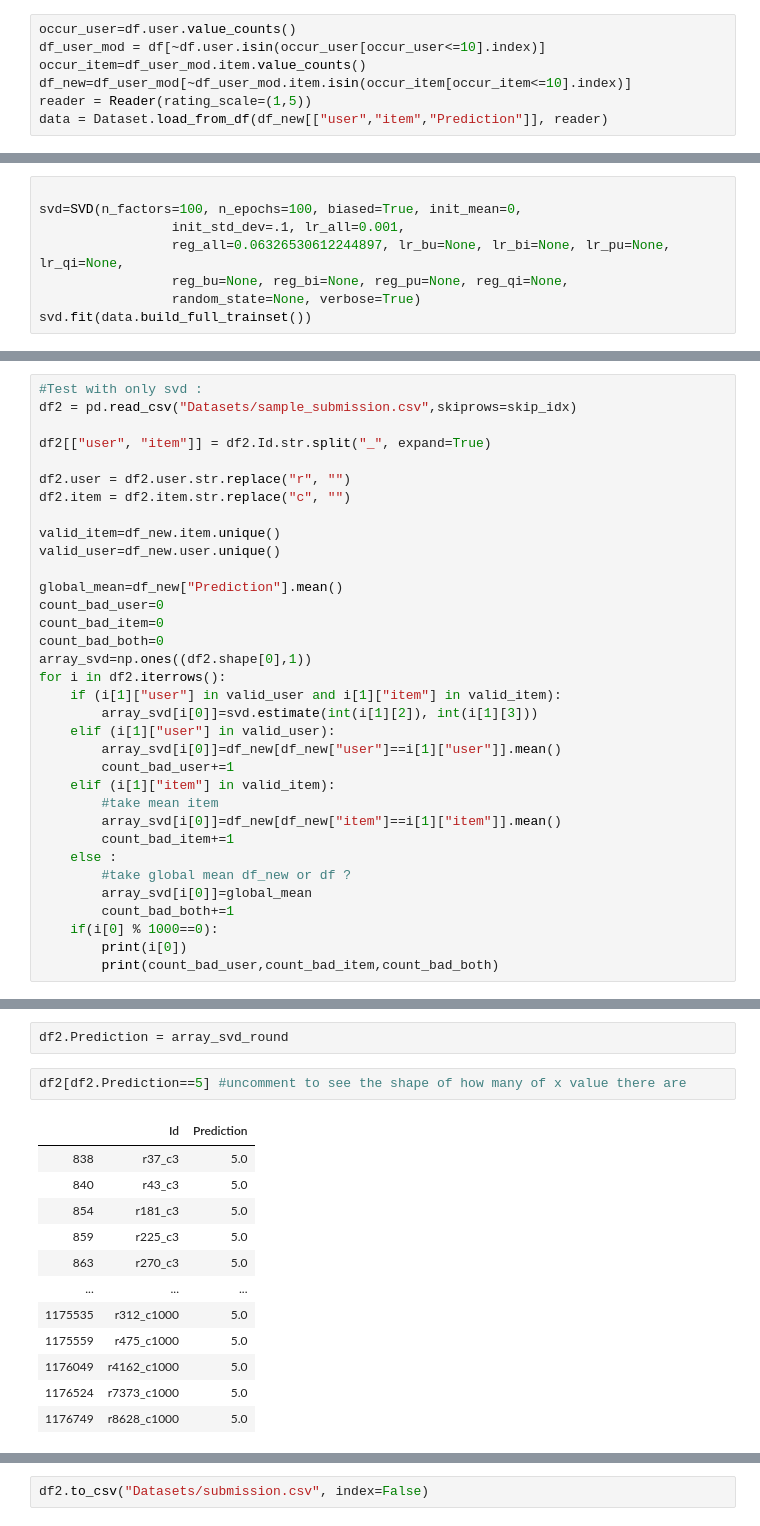
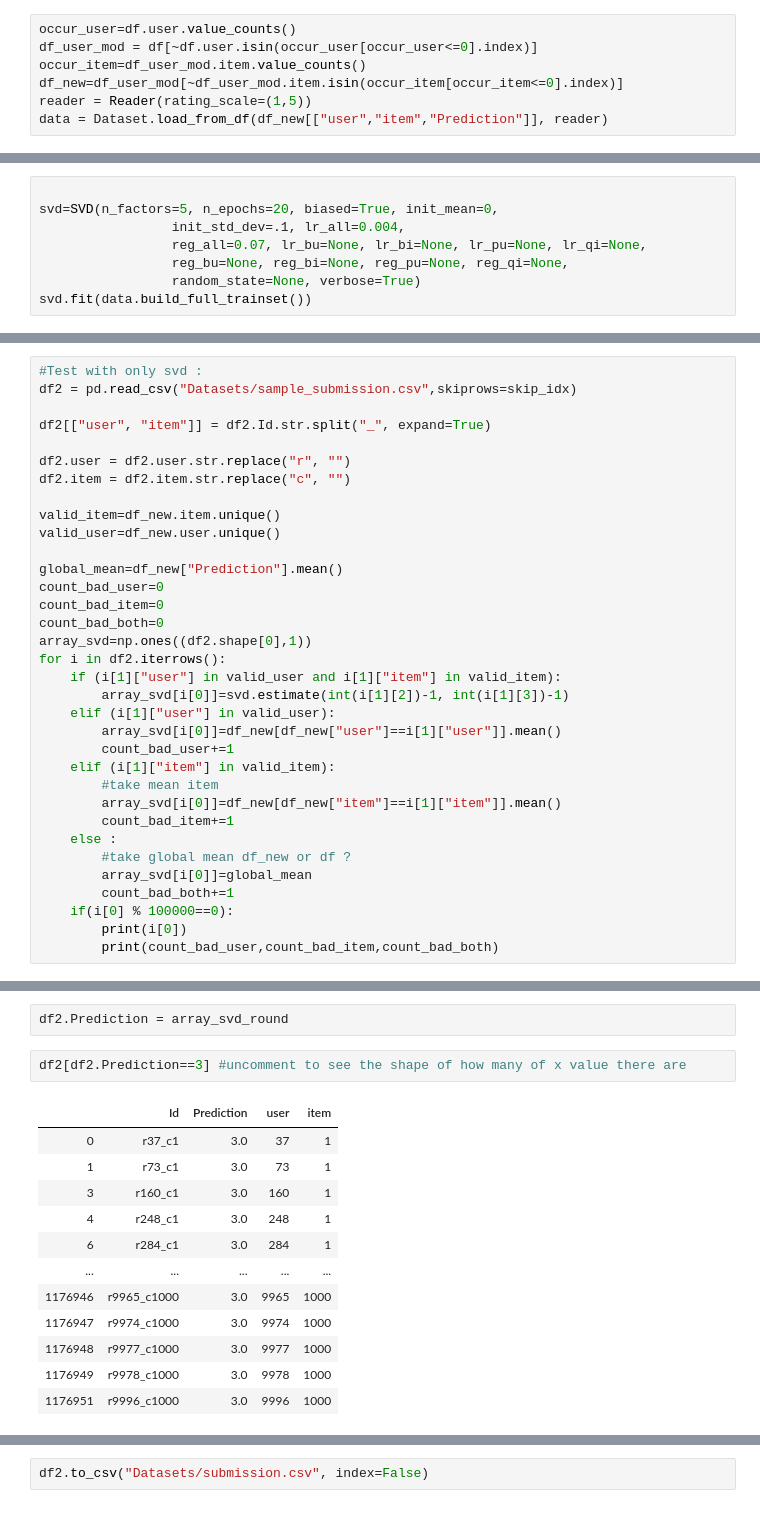
Before and after one commit to samdubuis/ML_course, a Jupyter notebook: projects/project2/project_recommender_system/surprise.ipynb, the cells around one changed output, grey strips where cells are left out. Cells and saved outputs as stored; diff of their text form.

```diff
--- a/projects/project2/project_recommender_system/surprise.ipynb
+++ b/projects/project2/project_recommender_system/surprise.ipynb
@@ -39,9 +39,9 @@ print(df.shape)
 (1176952, 4)
 # %%
 occur_user=df.user.value_counts()
-df_user_mod = df[~df.user.isin(occur_user[occur_user<=10].index)]
+df_user_mod = df[~df.user.isin(occur_user[occur_user<=0].index)]
 occur_item=df_user_mod.item.value_counts()
-df_new=df_user_mod[~df_user_mod.item.isin(occur_item[occur_item<=10].index)]
+df_new=df_user_mod[~df_user_mod.item.isin(occur_item[occur_item<=0].index)]
 reader = Reader(rating_scale=(1,5))
 data = Dataset.load_from_df(df_new[["user","item","Prediction"]], reader)
 # %%
@@ -83,9 +83,9 @@ Parameters pour SVD, pas forcément tous mais principalement :
 * verbose – If True, prints the current epoch. Default is False.m
 # %%
 
-svd=SVD(n_factors=100, n_epochs=100, biased=True, init_mean=0,
-                 init_std_dev=.1, lr_all=0.001,
-                 reg_all=0.06326530612244897, lr_bu=None, lr_bi=None, lr_pu=None, lr_qi=None,
+svd=SVD(n_factors=5, n_epochs=20, biased=True, init_mean=0,
+                 init_std_dev=.1, lr_all=0.004,
+                 reg_all=0.07, lr_bu=None, lr_bi=None, lr_pu=None, lr_qi=None,
                  reg_bu=None, reg_bi=None, reg_pu=None, reg_qi=None,
                  random_state=None, verbose=True)
 svd.fit(data.build_full_trainset())
@@ -127,7 +130,7 @@ count_bad_both=0
 array_svd=np.ones((df2.shape[0],1))
 for i in df2.iterrows():
     if (i[1]["user"] in valid_user and i[1]["item"] in valid_item):
-        array_svd[i[0]]=svd.estimate(int(i[1][2]), int(i[1][3]))
+        array_svd[i[0]]=svd.estimate(int(i[1][2])-1, int(i[1][3])-1)
     elif (i[1]["user"] in valid_user):
         array_svd[i[0]]=df_new[df_new["user"]==i[1]["user"]].mean()
         count_bad_user+=1
@@ -139,7 +142,7 @@ for i in df2.iterrows():
         #take global mean df_new or df ?
         array_svd[i[0]]=global_mean
         count_bad_both+=1
-    if(i[0] % 1000==0):
+    if(i[0] % 100000==0):
         print(i[0])
         print(count_bad_user,count_bad_item,count_bad_both)
 # %% [output]
@@ -414,17 +417,17 @@ NameError: name 'array' is not defined
 # %%
 df2.Prediction = array_svd_round
 # %%
-df2[df2.Prediction==5] #uncomment to see the shape of how many of x value there are
+df2[df2.Prediction==3] #uncomment to see the shape of how many of x value there are
 # %% [output]
-|  | Id | Prediction |
-| 838 | r37_c3 | 5.0 |
-| 840 | r43_c3 | 5.0 |
-| 854 | r181_c3 | 5.0 |
-| 859 | r225_c3 | 5.0 |
-| 863 | r270_c3 | 5.0 |
-| ... | ... | ... |
-| 1175535 | r312_c1000 | 5.0 |
-| 1175559 | r475_c1000 | 5.0 |
-| 1176049 | r4162_c1000 | 5.0 |
-| 1176524 | r7373_c1000 | 5.0 |
-| 1176749 | r8628_c1000 | 5.0 |
+|  | Id | Prediction | user | item |
+| 0 | r37_c1 | 3.0 | 37 | 1 |
+| 1 | r73_c1 | 3.0 | 73 | 1 |
+| 3 | r160_c1 | 3.0 | 160 | 1 |
+| 4 | r248_c1 | 3.0 | 248 | 1 |
+| 6 | r284_c1 | 3.0 | 284 | 1 |
+| ... | ... | ... | ... | ... |
+| 1176946 | r9965_c1000 | 3.0 | 9965 | 1000 |
+| 1176947 | r9974_c1000 | 3.0 | 9974 | 1000 |
+| 1176948 | r9977_c1000 | 3.0 | 9977 | 1000 |
+| 1176949 | r9978_c1000 | 3.0 | 9978 | 1000 |
+| 1176951 | r9996_c1000 | 3.0 | 9996 | 1000 |
```
Also changed, not shown: parts of 5 cells of this notebook, 1 other file.
